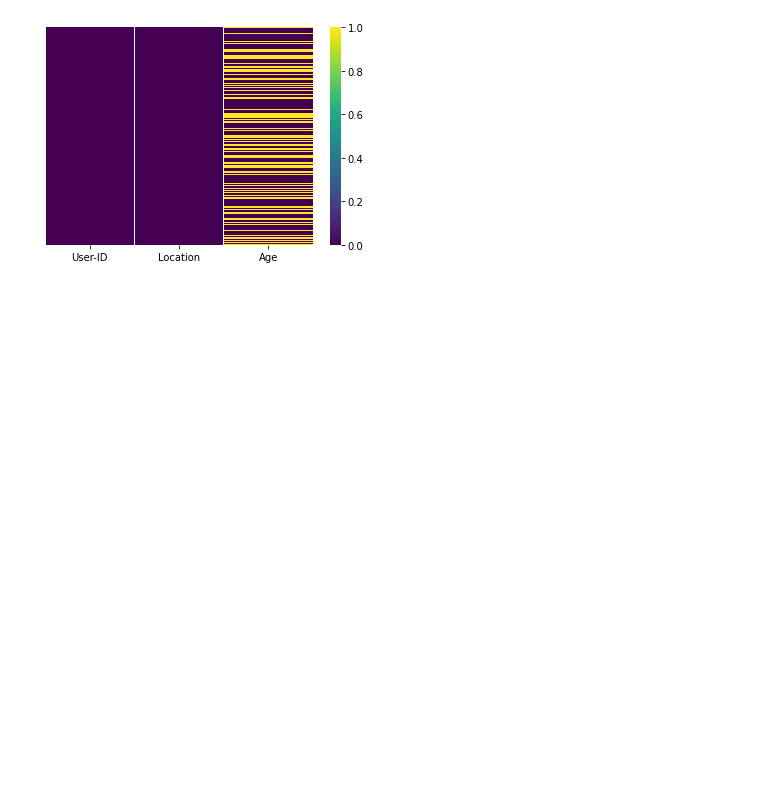
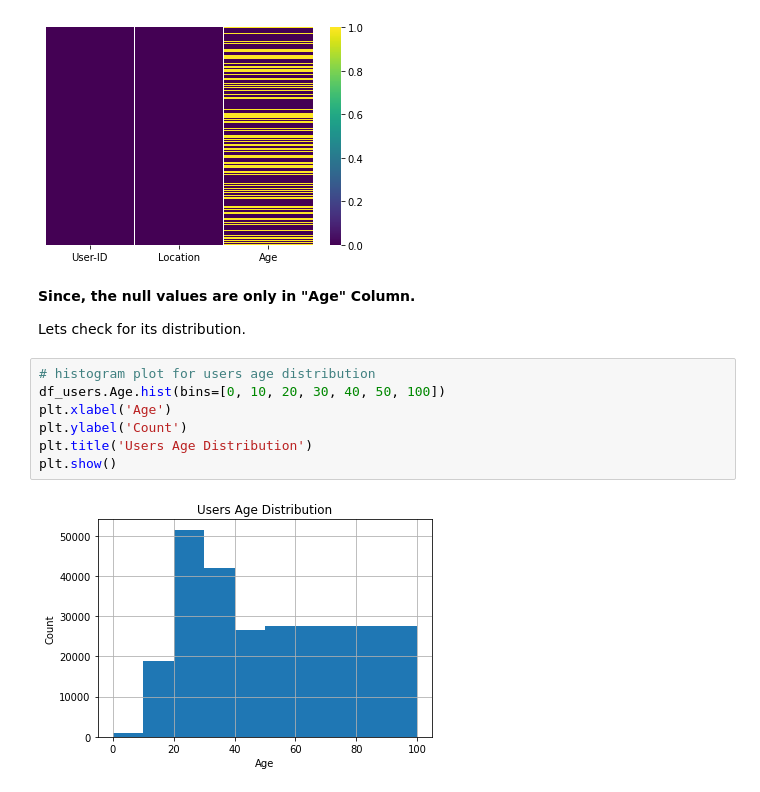
Before and after one commit to Robin-Rego/Book_Recommendation_System, a Jupyter notebook: Book_Recommendation_System.ipynb, the cells around one changed output. Cells and saved outputs as stored; diff of their text form; blank space fills up the shorter version.

```diff
--- a/Book_Recommendation_System.ipynb
+++ b/Book_Recommendation_System.ipynb
@@ -207,3 +236,16 @@ sns.heatmap(df_users.isnull(), yticklabels = False, cmap = 'viridis')
 # %% [output]
 <matplotlib.axes._subplots.AxesSubplot at 0x...>
 [figure]
+# %% [markdown]
+**Since, the null values are only in "Age" Column.**
+
+Lets check for its distribution.
+# %%
+# histogram plot for users age distribution
+df_users.Age.hist(bins=[0, 10, 20, 30, 40, 50, 100])
+plt.xlabel('Age')
+plt.ylabel('Count')
+plt.title('Users Age Distribution')
+plt.show()
+# %% [output]
+[figure, added]
```
Also changed, not shown: parts of 34 cells of this notebook.
